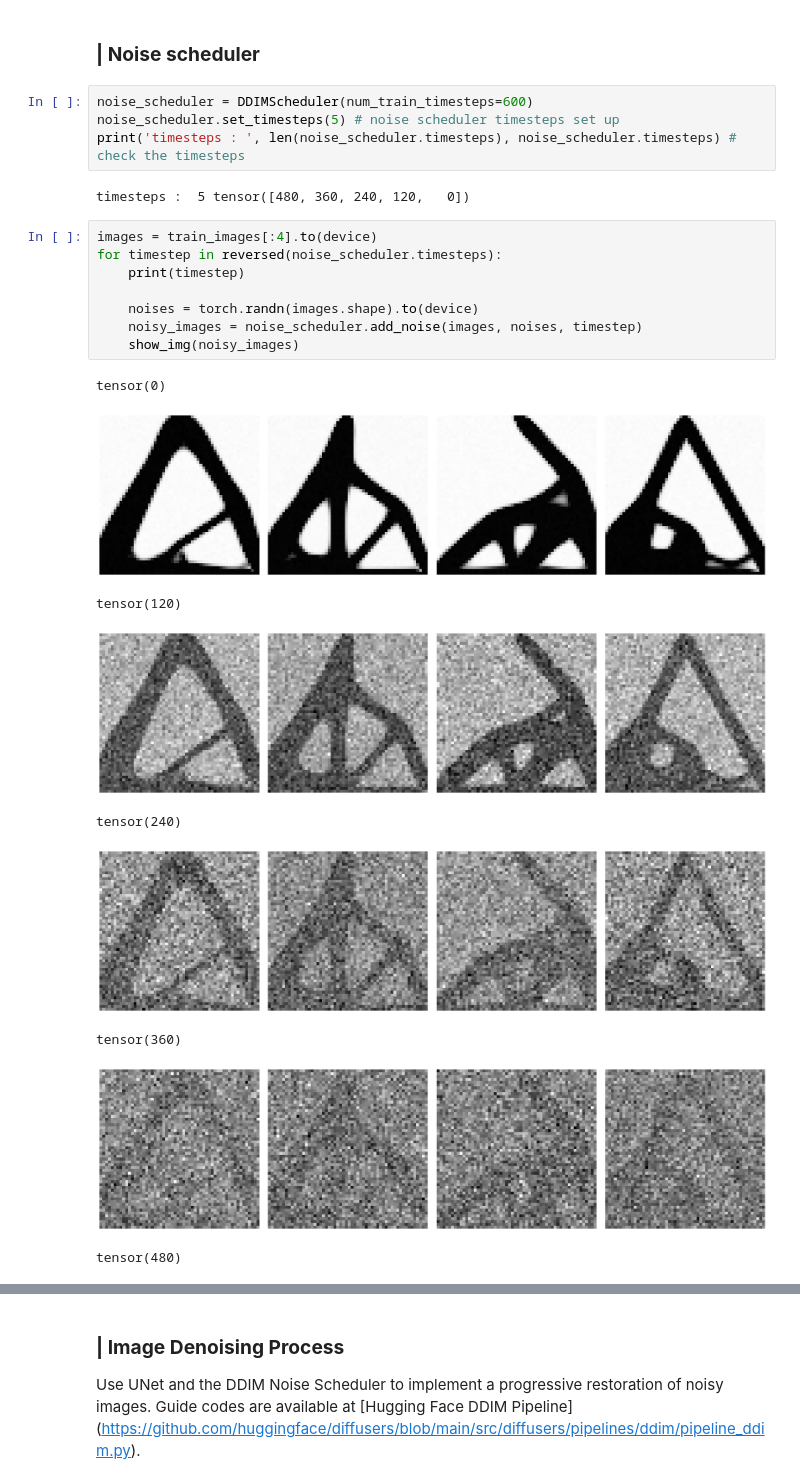
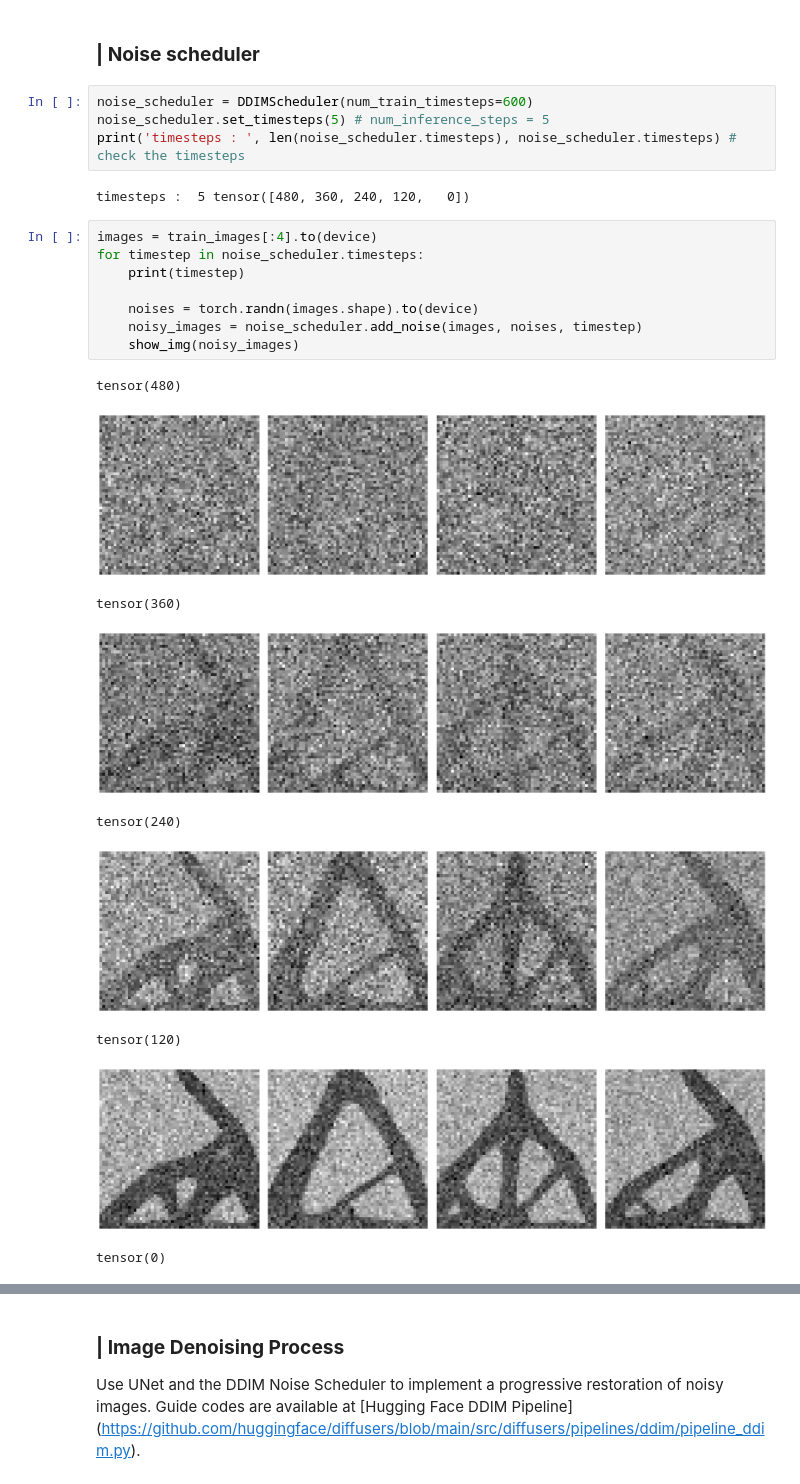
Before and after one commit to smartdesignlab/SDL_teaching, a Jupyter notebook: KAIST_SDL_1_Generative_AI_DDIM.ipynb, the cells around one changed output, grey strips where cells are left out. Cells and saved outputs as stored; diff of their text form.

```diff
--- a/KAIST_SDL_1_Generative_AI_DDIM.ipynb
+++ b/KAIST_SDL_1_Generative_AI_DDIM.ipynb
@@ -297,25 +295,25 @@ torch.Size([4, 1, 56, 56])
 ### **| Noise scheduler**
 # %%
 noise_scheduler = DDIMScheduler(num_train_timesteps=600)
-noise_scheduler.set_timesteps(5) # noise scheduler timesteps set up
+noise_scheduler.set_timesteps(5) # num_inference_steps = 5
 print('timesteps : ', len(noise_scheduler.timesteps), noise_scheduler.timesteps) # check the timesteps
 # %% [output]
 timesteps :  5 tensor([480, 360, 240, 120,   0])
 # %%
 images = train_images[:4].to(device)
-for timestep in reversed(noise_scheduler.timesteps):
+for timestep in noise_scheduler.timesteps:
     print(timestep)
 
     noises = torch.randn(images.shape).to(device)
     noisy_images = noise_scheduler.add_noise(images, noises, timestep)
     show_img(noisy_images)
 # %% [output]
-tensor(0)
+tensor(480)
-[figure, old version]
+[figure, new version]
-tensor(120)
+tensor(360)
-[figure, old version]
+[figure, new version]
 tensor(240)
-[figure, old version]
+[figure, new version]
-tensor(360)
+tensor(120)
-[figure, old version]
+[figure, new version]
-tensor(480)
+tensor(0)
```
Also changed, not shown: parts of 3 cells of this notebook.
